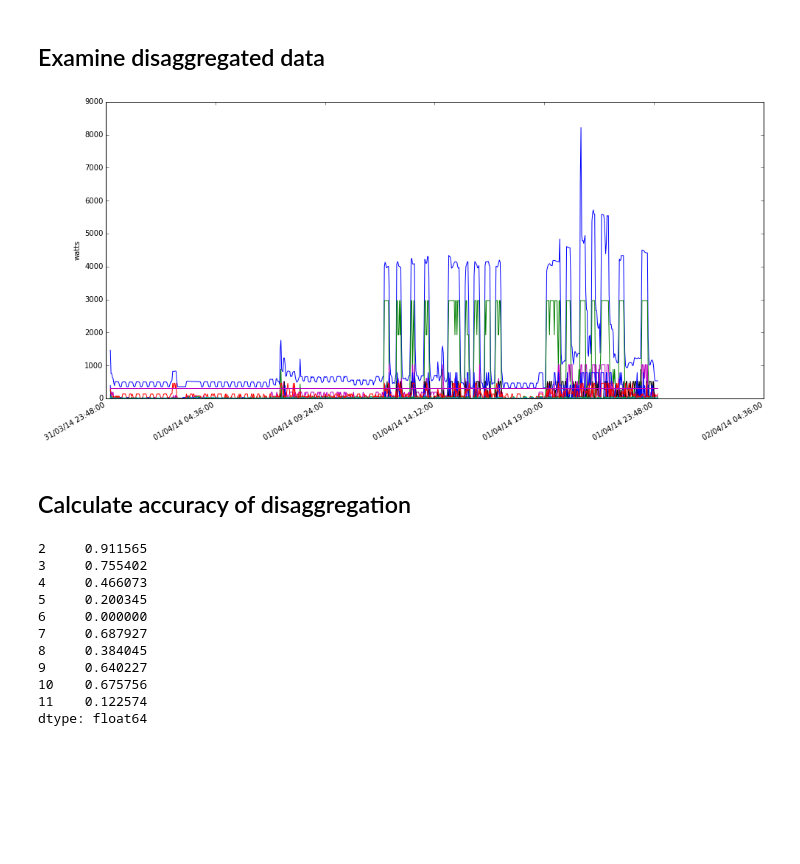
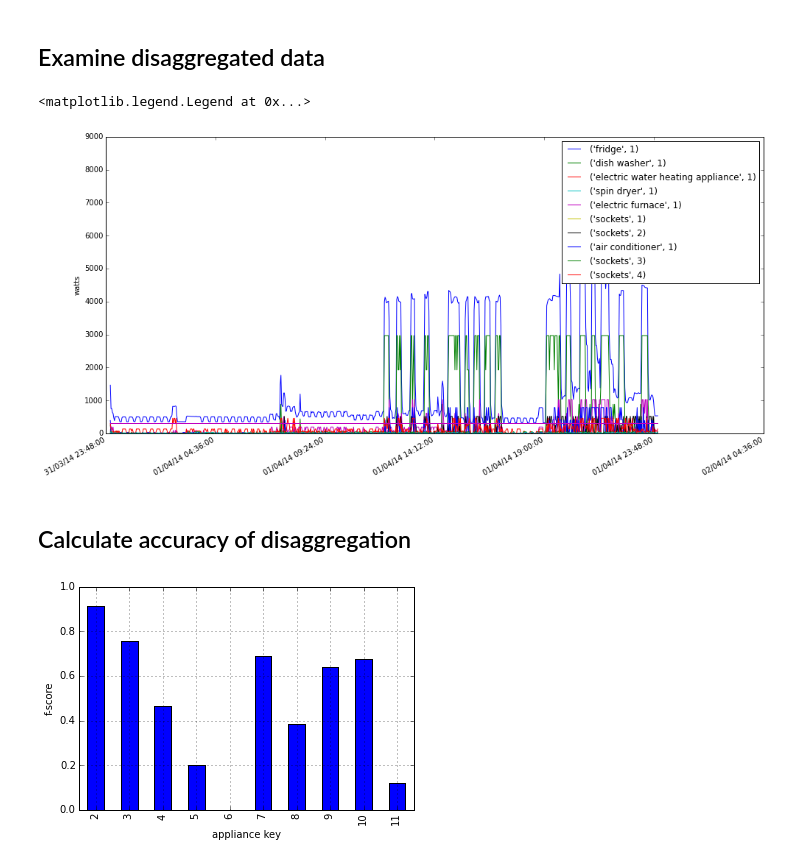
Before and after one commit to nilmtk/nilmtk, a Jupyter notebook: notebooks/BuildSys_2014_demo.ipynb, the cells around one changed output. Saved outputs shown, nothing was run; the diff lists cells and outputs as text; code cells hidden in the pictures; blank space fills up the shorter version.

```diff
--- a/notebooks/BuildSys_2014_demo.ipynb
+++ b/notebooks/BuildSys_2014_demo.ipynb
@@ -186,11 +197,14 @@ pretty_print_dict(co.model)
 # %%
 disag = DataSet(disag_filename)
 plt.figure(figsize=(16,8))
 disag_elec = disag.buildings[building_number].elec
 disag_elec.plot()
 disag.store.close()
+
+plt.legend([app.label() for app in elec.appliances])
 # %% [output]
+<matplotlib.legend.Legend at 0x...>
-[figure, old version]
+[figure, new version]
 # %% [markdown]
 ## Calculate accuracy of disaggregation
 # %%
@@ -199,18 +213,10 @@ disag_elec = disag.buildings[building_number].elec
 disag_elec.meters = disag_elec.meters[0:-1] # remove baseline
 
 f1 = f1_score(disag_elec, elec)
-print(f1)
+f1.plot(kind='bar')
+plt.xlabel('appliance key');
+plt.ylabel('f-score');
 
 disag.store.close()
 # %% [output]
-2     0.911565
-3     0.755402
-4     0.466073
-5     0.200345
-6     0.000000
-7     0.687927
-8     0.384045
-9     0.640227
-10    0.675756
-11    0.122574
-dtype: float64
+[figure, added]
```
Also changed, not shown: parts of 6 cells of this notebook.
